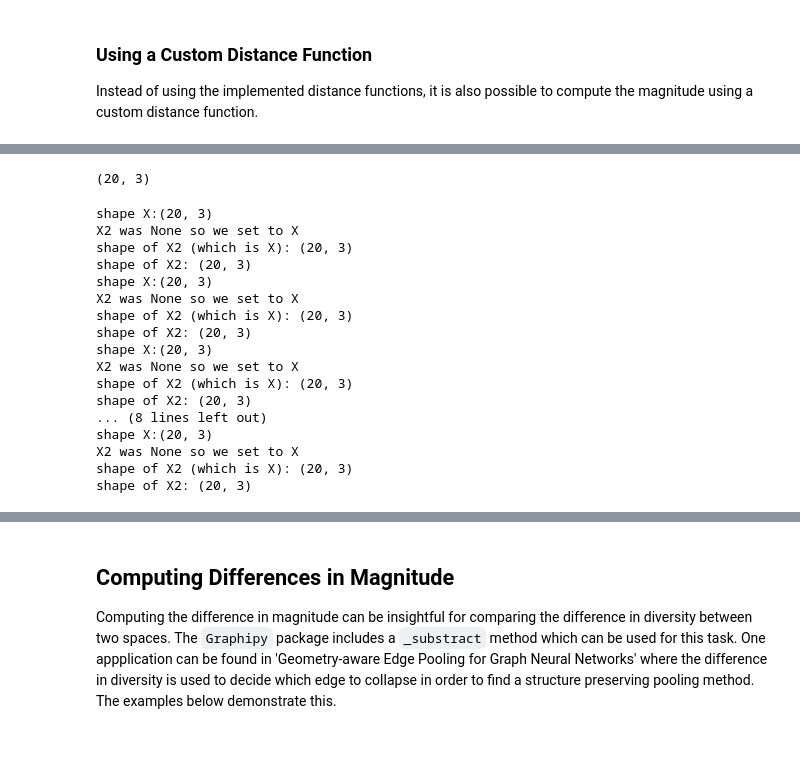
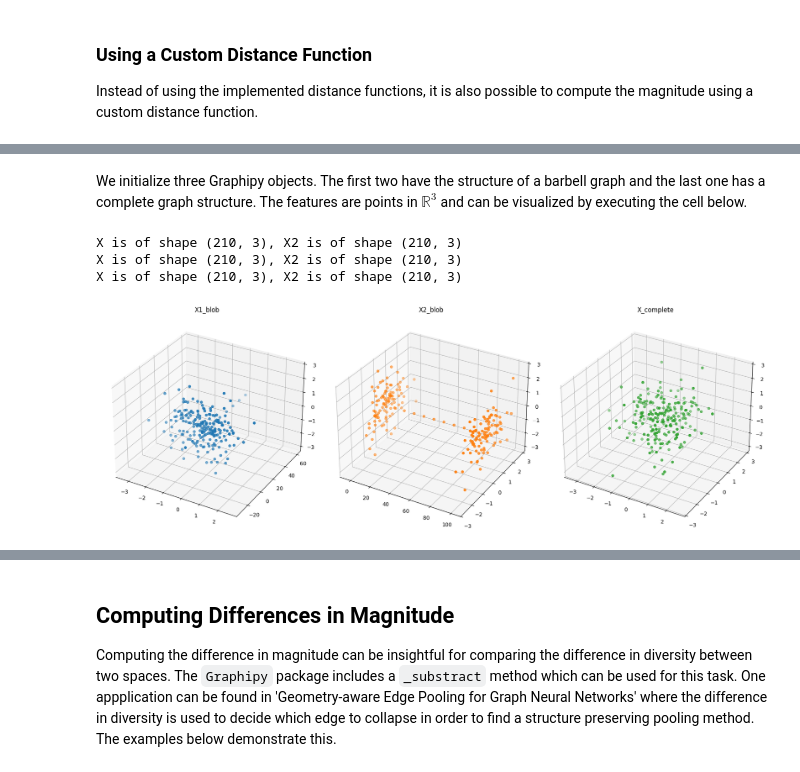
Before and after one commit to aidos-lab/magnipy, a Jupyter notebook: notebooks/graphipy_tutorial.ipynb, the cells around one changed output, grey strips where cells are left out. Cells and saved outputs as stored; diff of their text form; code cells hidden in the pictures; blank space fills up the shorter version.

```diff
--- a/notebooks/graphipy_tutorial.ipynb
+++ b/notebooks/graphipy_tutorial.ipynb
@@ -339,32 +274,46 @@ X_2blob = np.concatenate((X_barbell1, X_bar, other_gauss_blob[:8]), axis=0)
-# %%
-X.shape
-# %% [output]
-(20, 3)
-# %%
-#mode full
-graphi_full_1blob = Graphipy(X=X_1blob, G=G1, mode='full', metric='euclidean', log_scale=True)
-graphi_attributes_1blob = Graphipy(X=X_1blob, G=G1, mode='attributes', metric='euclidean', log_scale=True)
-
-graphi_full_2blob = Graphipy(X=X_2blob, G=G1, mode='full', metric='euclidean', log_scale=True)
-graphi_attributes_2blob = Graphipy(X=X_2blob, G=G1, mode='attributes', metric='euclidean', log_scale=True)
-
-complete_full_1blob = Graphipy(X=gauss_blob[:20], G=nx.complete_graph(20), mode='full', metric='euclidean', log_scale=True)
-complete_attributes_1blob = Graphipy(X=gauss_blob[:20], G=nx.complete_graph(20), mode='attributes', metric='euclidean', log_scale=True)
-# %% [output]
-shape X:(20, 3)
-X2 was None so we set to X
-shape of X2 (which is X): (20, 3)
-shape of X2: (20, 3)
-shape X:(20, 3)
-X2 was None so we set to X
-shape of X2 (which is X): (20, 3)
-shape of X2: (20, 3)
-shape X:(20, 3)
-X2 was None so we set to X
-shape of X2 (which is X): (20, 3)
-shape of X2: (20, 3)
-... (8 lines left out)
-shape X:(20, 3)
-X2 was None so we set to X
-shape of X2 (which is X): (20, 3)
-shape of X2: (20, 3)
+# %%
+#initializing everything, move to tutorial_data.py at the end
+
+np.random.seed(3141)
+
+barbell = 100
+bar = 10
+G_barb = nx.barbell_graph(barbell, bar)
+
+blob_distance = 100
+
+gauss_blob = np.random.multivariate_normal(mean=(0,0,0), cov=np.identity(3), size=G_barb.number_of_nodes())
+other_gauss_blob = np.random.multivariate_normal(mean=(blob_distance,0,0), cov=np.identity(3), size=G_barb.number_of_nodes())
+
+X_barbell1 = gauss_blob[:barbell]
+X_bar1 = np.array([[0, 10*t + 20, 0] for t in range(-bar//2, bar//2)])
+X_bar2 = np.array([[10*t + blob_distance//2, 0, 0] for t in range(-bar//2, bar//2)])
+X_barbell2 = gauss_blob[barbell+1:2*barbell+1]
+
+X_1blob = np.concatenate((X_barbell1, X_bar1, X_barbell2), axis=0)
+X_2blob = np.concatenate((X_barbell1, X_bar2, other_gauss_blob[:barbell]), axis=0)
+X_complete = gauss_blob[G_barb.number_of_nodes()]
+# %% [markdown]
+We initialize three Graphipy objects. The first two have the structure of a barbell graph and the last one has a complete graph structure. The features are points in $\mathbb{R}^3$ and can be visualized by executing the cell below.
+# %%
+graphi_full_bb1blob = Graphipy(X=X_1blob, G=G_barb, mode='full', metric='euclidean')
+
+graphi_full_bb2blob = Graphipy(X=X_2blob, G=G_barb, mode='full', metric='euclidean')
+
+graphi_full_c1blob = Graphipy(X=X_complete, G=nx.complete_graph(G_barb.number_of_nodes()), mode='full', metric='euclidean')
+# %% [output]
+X is of shape (210, 3), X2 is of shape (210, 3)
+X is of shape (210, 3), X2 is of shape (210, 3)
+X is of shape (210, 3), X2 is of shape (210, 3)
+# %%
+# Executing this cell lets you visualize the features of the three different magnipy objects in this section.
+import magnipy.utils.tutorial_data
+
+gauss1_blob_df = pd.DataFrame(X_1blob, columns=['x','y','z'])
+gauss2_blob_df = pd.DataFrame(X_2blob, columns=['x','y','z'])
+gauss_blob_df = pd.DataFrame(X_complete, columns=['x','y','z'])
+
+
+magnipy.utils.tutorial_data.plot_dfs([gauss1_blob_df, gauss2_blob_df, gauss_blob_df], titles=['X1_blob', 'X2_blob', 'X_complete'])
+# %% [output]
+[figure, added]
```
Also changed, not shown: parts of 19 cells of this notebook.
